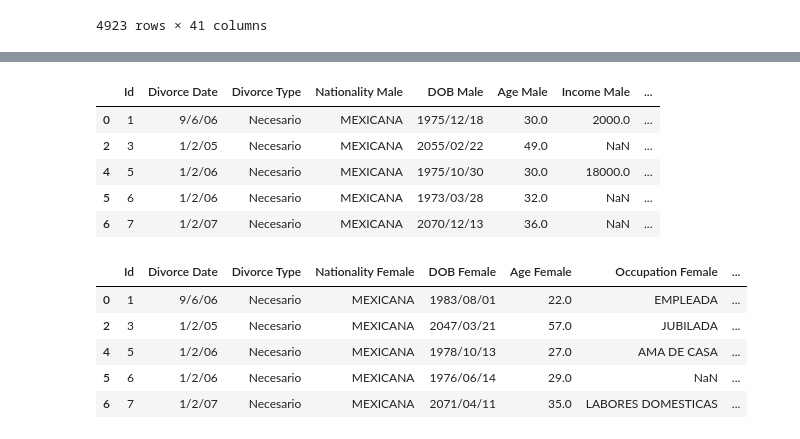
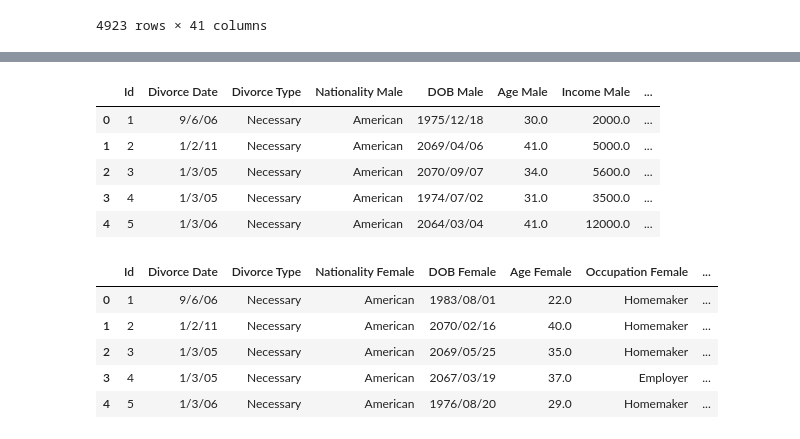
Before and after one commit to themacdrea/Javascript, a Jupyter notebook: Divorce_Drea.ipynb, the cells around one changed output, grey strips where cells are left out. Drawn from its saved outputs; the diff is of its cells as text; code cells hidden in the pictures.

Commit message:
Add files via upload
translated spanish to english
removed all null values
removed columns: custody and marriage months because there were too many null values

```diff
--- a/Divorce_Drea.ipynb
+++ b/Divorce_Drea.ipynb
@@ -40,7 +40,9 @@ remove = ['Place_of_birth_partner_man',
 'Residence_country_partner_woman',
 'Marriage_certificate_place',
 'Marriage_certificate_municipality',
-'Marriage_certificate_federal']
+'Marriage_certificate_federal',
+'Marriage_duration_months',
+'Custody']
 
 divorce_df = divorce_df.drop(columns=remove)
 divorce_df.head()
@@ -54,0 +56,6 @@ divorce_df.head()
+# %%
+divorce_df.dropna(inplace=True)
+
+# Reset the index after removing rows
+divorce_df.reset_index(drop=True, inplace=True)
+divorce_df
@@ -118,0 +348,6 @@ divorce_df.dropna(subset=[drop_null_female], inplace=True)
+# %%
+mapping_dict = dict(zip(spanish, english))
+
+# Replace the Spanish values with English values in the entire DataFrame
+divorce_df = divorce_df.replace(mapping_dict)
+divorce_df
@@ -118,0 +410,14 @@ divorce_df.dropna(subset=[drop_null_female], inplace=True)
+# %%
+spanish_2 = ['AUXILIAR CONTABLE', 'EMPLEADO DE PEMEX','LIC. EN EDUCACION' , 'REPRESENTANTE DE VENTAS', 'ARTE AUTOPCIA',
+ 'TECNICO ELECTRICISTA' , 'LIC.  INFORMATICA', 'FUNCIONARIO PRIVADO', 'LABORES DOMESTICAS','FUNCIONARIO PUBLICO','MENTORA', 'SECUNDARIA' ,
+'JORNALERO O PEON', 'TRABAJADOR POR CUENTA PROPIA EN VIA PUBLICA ' ]
+english_2 = ['Accounting Assistant', 'PEMEX Employee', 'Education Graduate', 'Sales Representative', 'Autopsy Artist',
+'Electrician Technician', 'Computer Science Graduate', 'Private Employee', 'Homemaker', 'Public Servant', 'Mentor',
+'Secondary School', 'Day Laborer', 'Self-Employed Worker in the Street']
+
+mapping_dict_2 = dict(zip(spanish_2, english_2))
+
+# Replace the Spanish values with English values in the entire DataFrame
+divorce_df = divorce_df.replace(mapping_dict_2)
+
+divorce_df.to_csv('divorce_df.csv', index=False)
@@ -122,35 +506,34 @@ divorce_df.dropna(subset=[drop_null_female], inplace=True)
 selected_columns = ['Id', 'Divorce Date', 'Divorce Type', 'Nationality Male', 'DOB Male',
        'Age Male', 'Income Male', 'Occupation Male',
        'Marriage Date', 'Education Male', 'Employment Male', 'Marriage Year',
-       'Marriage Months', 'Number Children', 'Custody'
-]
+        'Number Children']
 
 male_df = divorce_df[selected_columns].copy()
 male_df.head()
 # %% [output]
 |  | Id | Divorce Date | Divorce Type | Nationality Male | DOB Male | Age Male | Income Male | ... |
-| 0 | 1 | 9/6/06 | Necesario | MEXICANA | 1975/12/18 | 30.0 | 2000.0 | ... |
-| 2 | 3 | 1/2/05 | Necesario | MEXICANA | 2055/02/22 | 49.0 | NaN | ... |
-| 4 | 5 | 1/2/06 | Necesario | MEXICANA | 1975/10/30 | 30.0 | 18000.0 | ... |
-| 5 | 6 | 1/2/06 | Necesario | MEXICANA | 1973/03/28 | 32.0 | NaN | ... |
-| 6 | 7 | 1/2/07 | Necesario | MEXICANA | 2070/12/13 | 36.0 | NaN | ... |
+| 0 | 1 | 9/6/06 | Necessary | American | 1975/12/18 | 30.0 | 2000.0 | ... |
+| 1 | 2 | 1/2/11 | Necessary | American | 2069/04/06 | 41.0 | 5000.0 | ... |
+| 2 | 3 | 1/3/05 | Necessary | American | 2070/09/07 | 34.0 | 5600.0 | ... |
+| 3 | 4 | 1/3/05 | Necessary | American | 1974/07/02 | 31.0 | 3500.0 | ... |
+| 4 | 5 | 1/3/06 | Necessary | American | 2064/03/04 | 41.0 | 12000.0 | ... |
 # %%
 # Select columns in a list to include in female_df
 
 selected_columns = ['Id', 'Divorce Date', 'Divorce Type', 'Nationality Female',
        'DOB Female', 'Age Female', 'Occupation Female', 'Income Female',
        'Marriage Date', 'Education Female', 'Employment Female', 'Marriage Year',
-       'Marriage Months', 'Number Children', 'Custody']
+      'Number Children']
 
 female_df = divorce_df[selected_columns].copy()
 female_df.head()
 # %% [output]
 |  | Id | Divorce Date | Divorce Type | Nationality Female | DOB Female | Age Female | Occupation Female | ... |
-| 0 | 1 | 9/6/06 | Necesario | MEXICANA | 1983/08/01 | 22.0 | EMPLEADA | ... |
-| 2 | 3 | 1/2/05 | Necesario | MEXICANA | 2047/03/21 | 57.0 | JUBILADA | ... |
-| 4 | 5 | 1/2/06 | Necesario | MEXICANA | 1978/10/13 | 27.0 | AMA DE CASA | ... |
-| 5 | 6 | 1/2/06 | Necesario | MEXICANA | 1976/06/14 | 29.0 | NaN | ... |
-| 6 | 7 | 1/2/07 | Necesario | MEXICANA | 2071/04/11 | 35.0 | LABORES DOMESTICAS | ... |
+| 0 | 1 | 9/6/06 | Necessary | American | 1983/08/01 | 22.0 | Homemaker | ... |
+| 1 | 2 | 1/2/11 | Necessary | American | 2070/02/16 | 40.0 | Homemaker | ... |
+| 2 | 3 | 1/3/05 | Necessary | American | 2069/05/25 | 35.0 | Homemaker | ... |
+| 3 | 4 | 1/3/05 | Necessary | American | 2067/03/19 | 37.0 | Employer | ... |
+| 4 | 5 | 1/3/06 | Necessary | American | 1976/08/20 | 29.0 | Homemaker | ... |
 # %%
 def zodiac_sign(date_string):
     date = datetime.strptime(date_string, '%Y/%m/%d').date()
```
Also changed, not shown: parts of 17 cells of this notebook, 2 other files.
